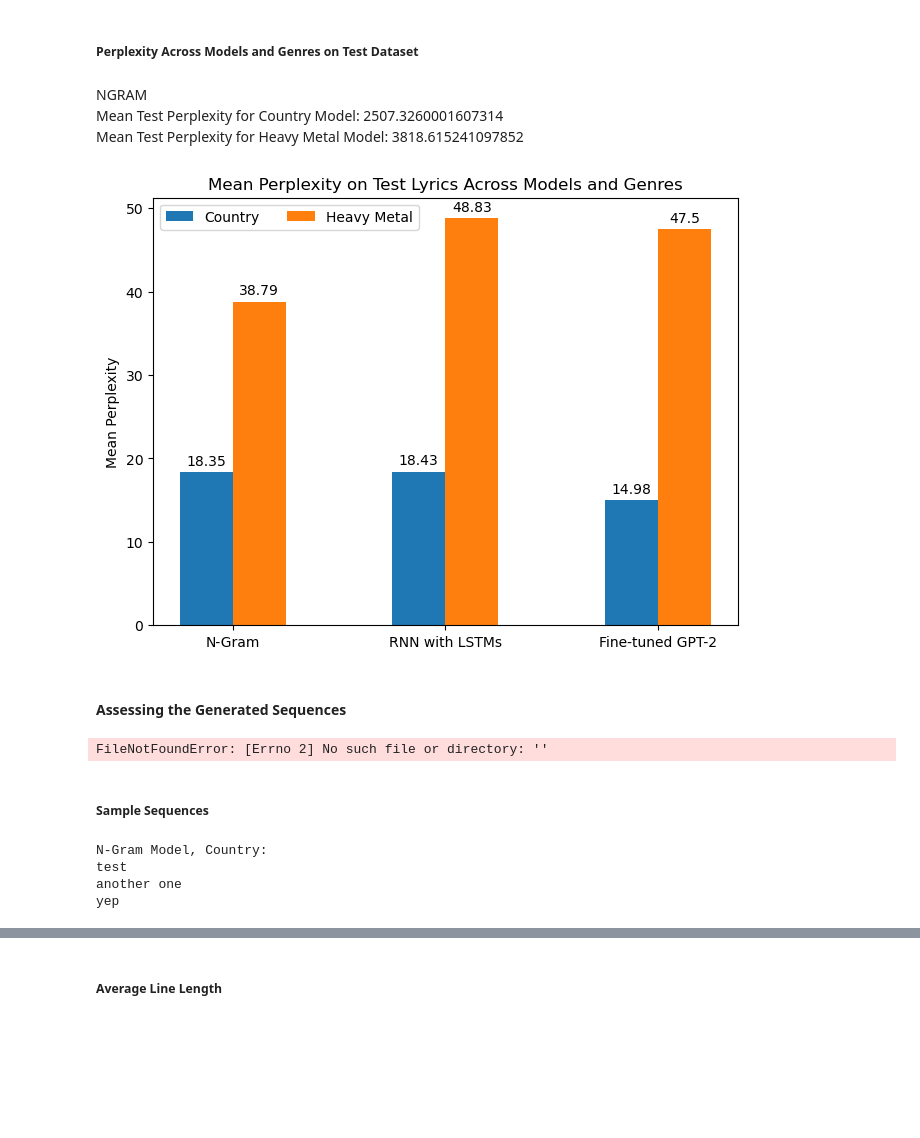
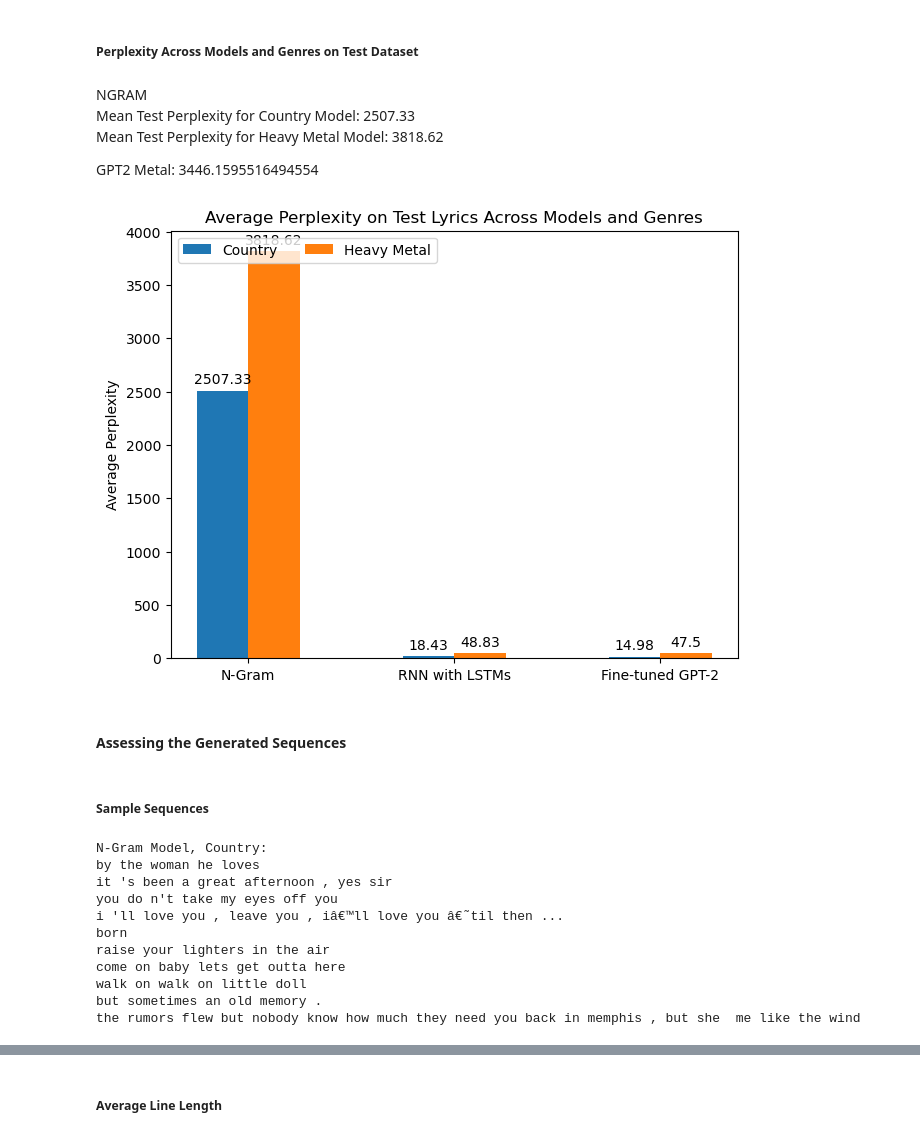
Before and after one commit to gellerjulia/CS4120_Song_Lyric_Generation, a Jupyter notebook: evaluation.ipynb, the cells around one changed output, grey strips where cells are left out. Cells and saved outputs as stored; diff of their text form; code cells hidden in the pictures; blank space fills up the shorter version.

```diff
--- a/evaluation.ipynb
+++ b/evaluation.ipynb
@@ -26,8 +26,12 @@ GPT2_METAL_SEQS_PATH = ""
 ##### Perplexity Across Models and Genres on Test Dataset
 # %% [markdown]
 NGRAM\
-Mean Test Perplexity for Country Model: 2507.3260001607314\
-Mean Test Perplexity for Heavy Metal Model: 3818.615241097852
+Mean Test Perplexity for Country Model: 2507.33\
+Mean Test Perplexity for Heavy Metal Model: 3818.62
+
+
+GPT2
+Metal: 3446.1595516494554
 # %%
 # created with reference to matplotlib documentation https://matplotlib.org/stable/gallery/lines_bars_and_markers/barchart.html
 def create_grouped_barchart(country_data: tuple, metal_data: tuple, title: str, ylabel: str):
@@ -68,11 +72,11 @@ def create_grouped_barchart(country_data: tuple, metal_data: tuple, title: str,
     plt.show()
 # %%
 # FAKE NUMBERS -- REPLACE!!!
-country_perplexity = (18.35, 18.43, 14.98)
-metal_perplexity = (38.79, 48.83, 47.50)
+country_perplexity = (2507.33, 18.43, 14.98)
+metal_perplexity = (3818.62, 48.83, 47.50)
 create_grouped_barchart(country_perplexity, metal_perplexity, 'Average Perplexity on Test Lyrics Across Models and Genres', 'Average Perplexity')
 # %% [output]
-[figure, old version]
+[figure, new version]
 # %% [markdown]
 #### Assessing the Generated Sequences
 # %%
@@ -95,22 +99,27 @@ def read_lines(filepath: str) -> list:
 ngram_country_seqs = read_lines(NGRAM_COUNTRY_SEQS_PATH)
 ngram_metal_seqs = read_lines(NGRAM_METAL_SEQS_PATH)
 
-lstm_country_seqs = read_lines(LSTM_COUNTRY_SEQS_PATH)
-lstm_metal_seqs = read_lines(LSTM_METAL_SEQS_PATH)
+#lstm_country_seqs = read_lines(LSTM_COUNTRY_SEQS_PATH)
+#lstm_metal_seqs = read_lines(LSTM_METAL_SEQS_PATH)
 
-gpt2_country_seqs = read_lines(GPT2_METAL_SEQS_PATH)
-gpt2_metal_seqs = read_lines(GPT2_COUNTRY_SEQS_PATH)
+gpt2_country_seqs = read_lines(GPT2_COUNTRY_SEQS_PATH)
+gpt2_metal_seqs = read_lines(GPT2_METAL_SEQS_PATH)
-# %% [output]
-FileNotFoundError: [Errno 2] No such file or directory: ''
 # %% [markdown]
 ##### Sample Sequences
 # %%
 print("N-Gram Model, Country:")
-print("\n".join([ngram_country_seqs][:15]))
+print("\n".join(ngram_country_seqs[:10]))
 # %% [output]
 N-Gram Model, Country:
-test
-another one
-yep
+by the woman he loves
+it 's been a great afternoon , yes sir
+you do n't take my eyes off you
+i 'll love you , leave you , iâ€™ll love you â€˜til then ...
+born
+raise your lighters in the air
+come on baby lets get outta here
+walk on walk on little doll
+but sometimes an old memory .
+the rumors flew but nobody know how much they need you back in memphis , but she  me like the wind
 # %%
 print("N-Gram Model, Heavy Metal:")
```
Also changed, not shown: parts of 9 cells of this notebook, 4 other files.
